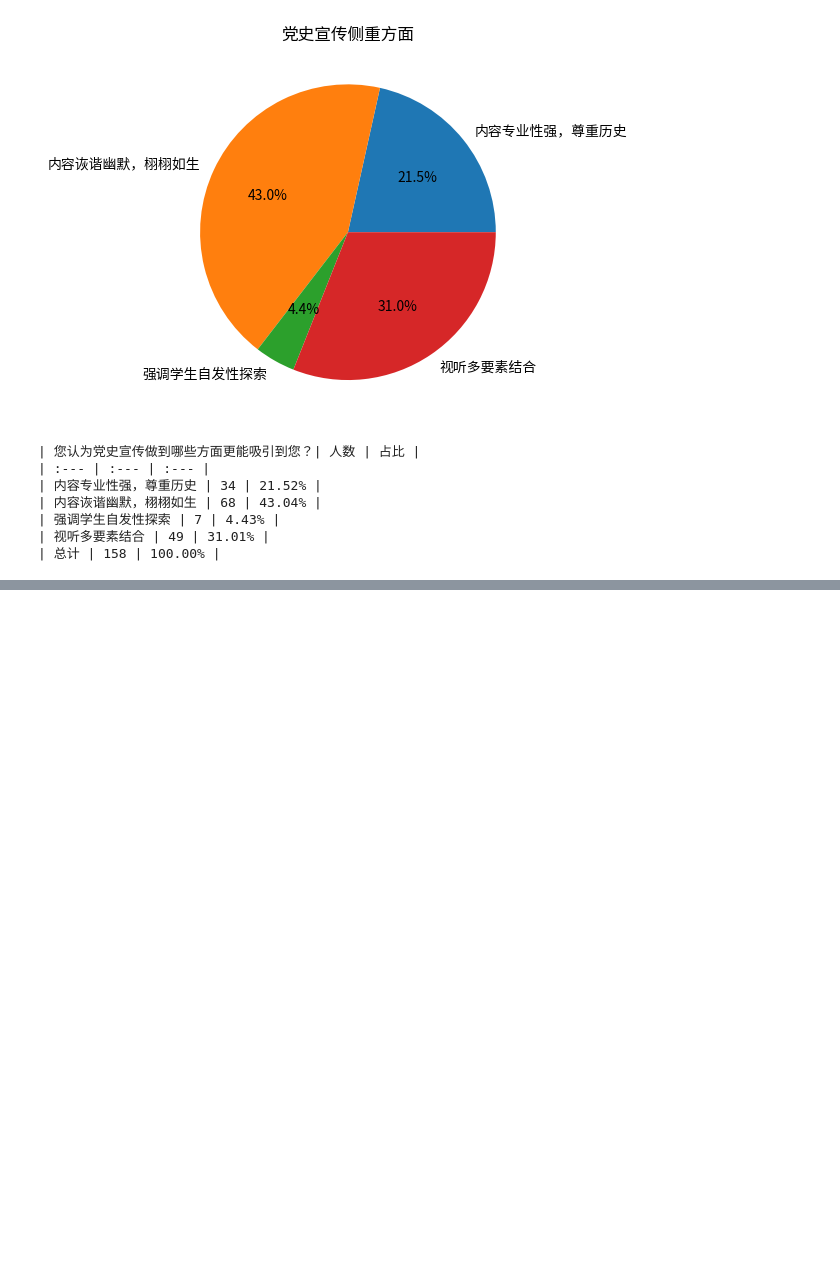
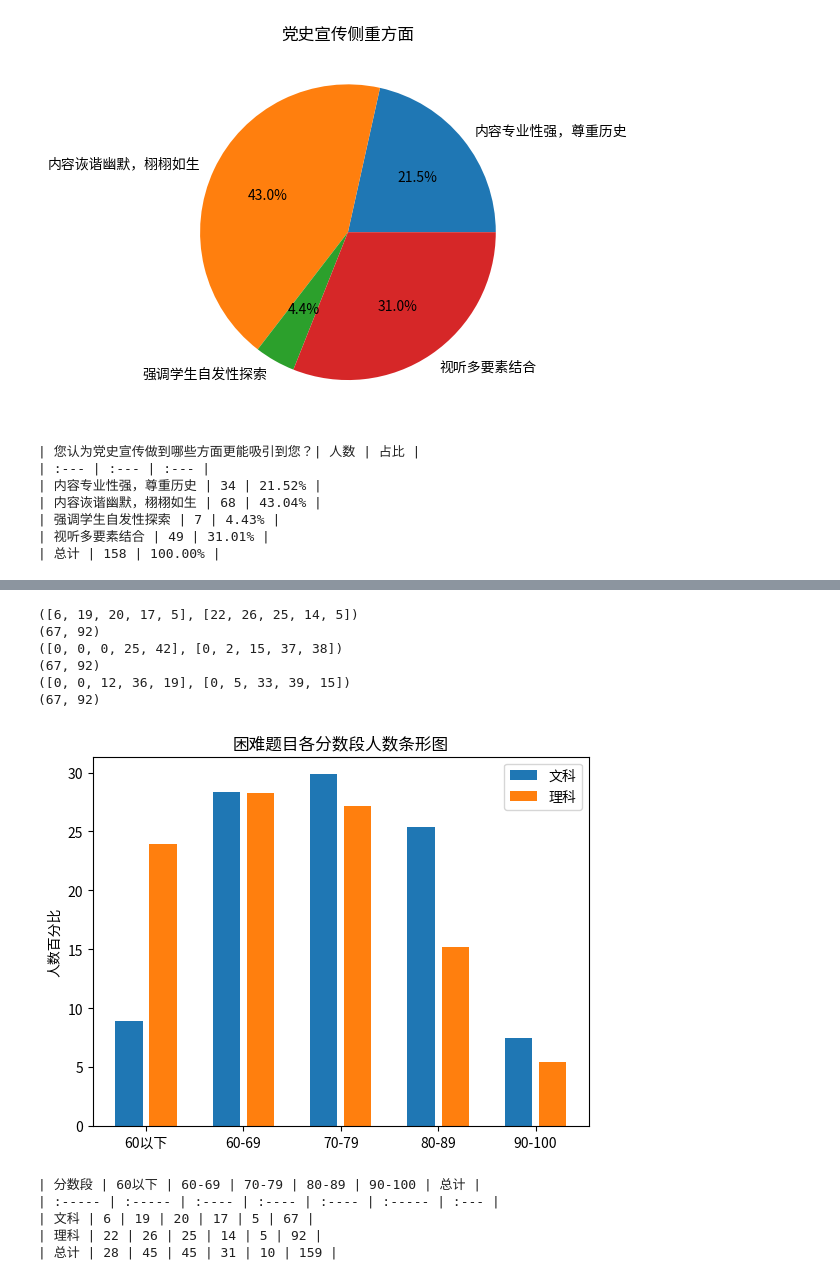
Before and after one commit to nju-cs-elite20/social-practice-report, a Jupyter notebook: data_gen.ipynb, the cells around one changed output, grey strips where cells are left out. Cells and saved outputs as stored; diff of their text form; code cells hidden in the pictures; blank space fills up the shorter version.

```diff
--- a/data_gen.ipynb
+++ b/data_gen.ipynb
@@ -583,0 +634,38 @@ print(table)
+# %%
+hard_score = gen_quiz_scores(67, 92, (75, 10), (70, 13))
+easy_score = gen_quiz_scores(67, 92, (92, 8), (89, 10))
+hard_percent = 5 / 13
+easy_percent = 1 - hard_percent
+total_score = map(lambda x, y: hard_percent * x + easy_percent * y, hard_score, easy_score)
+total_score = tuple(total_score)
+
+hard_data = tuple(map(gen_histogram, hard_score))
+hard_sum = tuple(map(sum, hard_data))
+easy_data = tuple(map(gen_histogram, easy_score))
+easy_sum = tuple(map(sum, easy_data))
+total_data = tuple(map(gen_histogram, total_score))
+total_sum = tuple(map(sum, total_data))
+
+print(hard_data)
+print(hard_sum)
+print(easy_data)
+print(easy_sum)
+print(total_data)
+print(total_sum)
+# %% [output]
+([6, 19, 20, 17, 5], [22, 26, 25, 14, 5])
+(67, 92)
+([0, 0, 0, 25, 42], [0, 2, 15, 37, 38])
+(67, 92)
+([0, 0, 12, 36, 19], [0, 5, 33, 39, 15])
+(67, 92)
+# %%
+plot_quiz_bargraph(*hard_data, "困难")
+print(gen_quiz_markdown_table(*hard_data,))
+# %% [output]
+[figure, added]
+| 分数段 | 60以下 | 60-69 | 70-79 | 80-89 | 90-100 | 总计 |
+| :----- | :----- | :---- | :---- | :---- | :----- | :--- |
+| 文科 | 6 | 19 | 20 | 17 | 5 | 67 |
+| 理科 | 22 | 26 | 25 | 14 | 5 | 92 |
+| 总计 | 28 | 45 | 45 | 31 | 10 | 159 |
```
Also changed, not shown: parts of 6 cells of this notebook, 6 other files.
